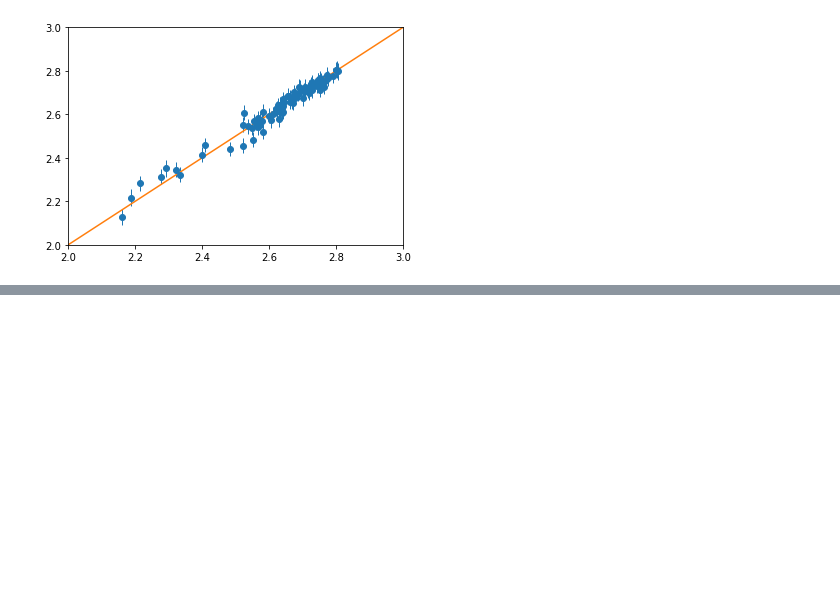
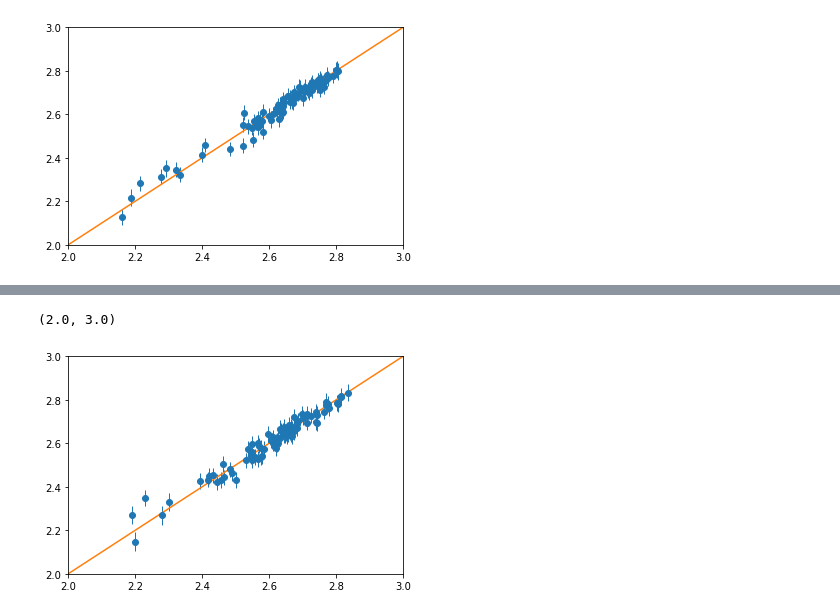
Before and after one commit to RobertArbon/Mal_L, a Jupyter notebook: 7_best_hyperparameter.ipynb, the cells around one changed output, grey strips where cells are left out. Drawn from its saved outputs; the diff is of its cells as text; code cells hidden in the pictures; blank space fills up the shorter version.

```diff
--- a/7_best_hyperparameter.ipynb
+++ b/7_best_hyperparameter.ipynb
@@ -231,0 +244,18 @@ results.loc[np.argsort(mu)[::-1], :]
+# %%
+sim = 'reactant'
+
+results = df.loc[(df['state']==sim), keys+['feature', 'y']]
+# %%
+y, X = create_dmatrix(results, formula='0+dim+lag+k+C(feature)', target='y')
+# this preserves the index!
+Xs, _ = scale_dmatrix(X.loc[:, keys], scaler=scaler)
+Xs = Xs.join(X.loc[:, X.columns.difference(keys)])
+# %%
+# Fit gp model
+gp, mp, model = fit_model_1(y=y, X=Xs, kernel_type='m52', use_sparse=False)
+
+# Get predictions for evalution
+with model:
+    # predict target (includes noise)
+    mu, var = gp.predict(Xs.values, point=mp, diag=True,pred_noise=True)
+    sd = np.sqrt(var)
@@ -231,0 +264,9 @@ results.loc[np.argsort(mu)[::-1], :]
+# %%
+lims = (2, 3)
+plt.errorbar(y, mu, yerr=sd, lw=0, marker='o', elinewidth=1, alpha=1)
+plt.plot(lims, lims)
+plt.ylim(lims)
+plt.xlim(lims)
+# %% [output]
+(2.0, 3.0)
+[figure, added]
```
Also changed, not shown: parts of 12 cells of this notebook.
